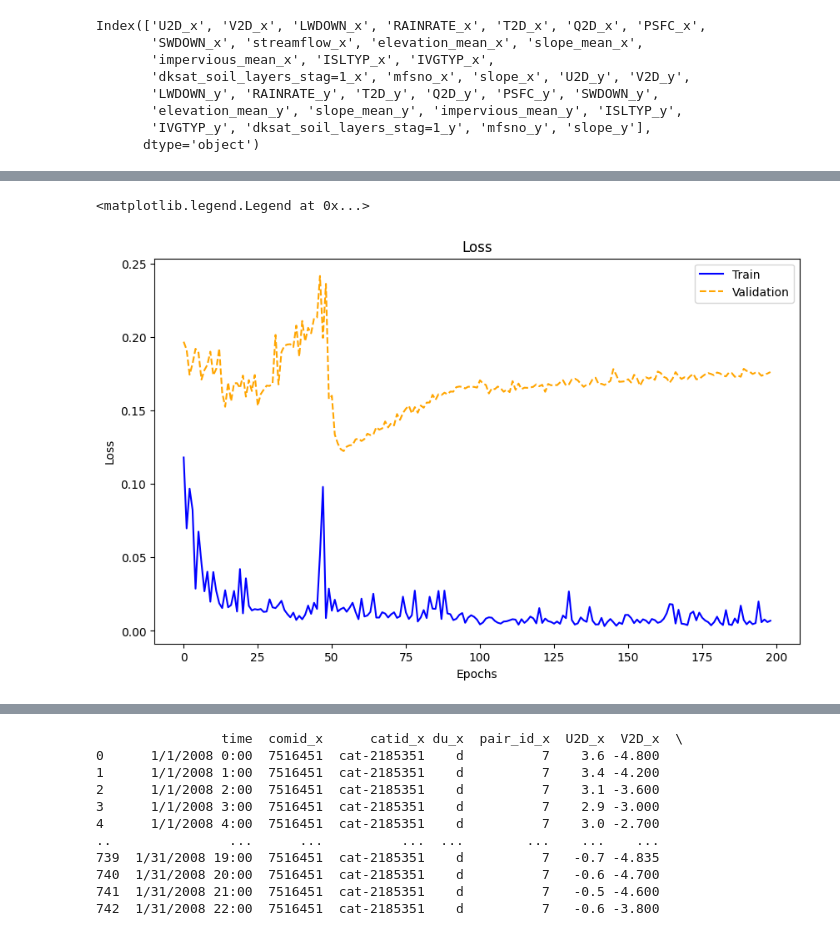
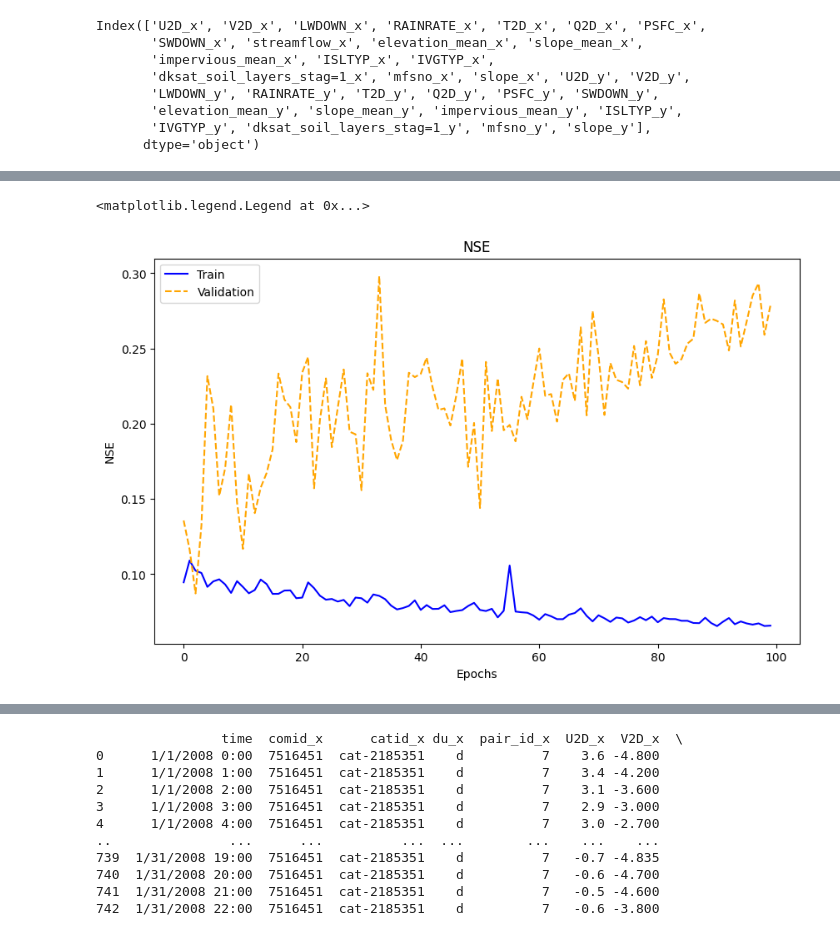
Before and after one commit to quinnylee/nwm_network_lstm_test, a Jupyter notebook: data_train.ipynb, the cells around one changed output, grey strips where cells are left out. Cells and saved outputs as stored; diff of their text form; code cells hidden in the pictures.

Commit message:
A few changes in Data Train

```diff
--- a/data_train.ipynb
+++ b/data_train.ipynb
@@ -162,7 +163,7 @@ else:
     print("Using CPU")
 
 # batch_size = 1704
-seq_length = 550
+seq_length = 1024
 # %% [output]
 Using CUDA device: NVIDIA A100-SXM4-40GB
 # %%
@@ -302,27 +303,27 @@ class LSTM1(nn.Module):
         self.num_classes = num_classes
         self.input_size = input_size
 
-        self.lstm1 = nn.LSTM(input_size=input_size, hidden_size=128, batch_first=True)
-        self.dropout1 = nn.Dropout(0.4)
-        self.lstm2 = nn.LSTM(input_size=128, hidden_size=256, batch_first=True)
+        self.lstm1 = nn.LSTM(input_size=input_size, hidden_size = 128, batch_first=True)
+        # self.dropout1 = nn.Dropout(0.4)
+        # self.lstm2 = nn.LSTM(input_size=128, hidden_size=256, batch_first=True)
         self.relu2 = nn.ReLU()
         self.dropout2 = nn.Dropout(0.4)
-        self.normalization1 = nn.BatchNorm1d(256)
-        # Fully connected layers
+        self.normalization1 = nn.BatchNorm1d(128)
+        # Fully connected layersz
         self.fc = nn.Sequential(
-            nn.Linear(256, 128, bias=True),
+            nn.Linear(128, 64, bias=True),
             nn.ReLU(),
             nn.Dropout(0.4),
-            nn.BatchNorm1d(128),
-            nn.Linear(128, 64, bias = True),
+            nn.BatchNorm1d(64),
+            nn.Linear(64, 32, bias = True),
             nn.ReLU(),
-            nn.Linear(64, num_classes, bias=True)
+            nn.Linear(32, num_classes, bias=True)
         )
 
     def forward(self, x):
         out, _= self.lstm1(x)
-        out = self.dropout1(out)
-        out, _ = self.lstm2(out)
+        # out = self.dropout1(out)
+        # out, _ = self.lstm2(out)
         out = self.relu2(out)
         out = self.dropout2(out)
         out = out[:,-1, :]
@@ -497,5 +506,5 @@ The batch size selected is 2048.
 # %%
-batch_size = 1024
+batch_size = 1024*2
 # %%
 def inverse_scale(scaler, numpy_value):
     transformed_numpy_value = scaler.inverse_transform(numpy_value)
@@ -549,7 +558,7 @@ def train_model2(lstm):
     # optimizer = optim.SGD(lstm.parameters(), lr = 0.01, momentum=0.7, weight_decay = 0.09)
     optimizer = optim.AdamW(lstm.parameters(), lr= 0.001, weight_decay = 0.09)
     scheduler = torch.optim.lr_scheduler.ReduceLROnPlateau(optimizer, patience = 10, factor = 0.8)
-    epochs = 200
+    epochs = 500
     loss_history_train = []
     loss_history_val = []
     NSE_train = []
@@ -708,13 +747,13 @@ model, loss_history_train, loss_history_val, NSE_train, NSE_val = train_model2(m
 # %%
 plt.figure(figsize=(10, 6))
-plt.plot(loss_history_train[1:], label='Train', color='blue')
-plt.plot(loss_history_val[1:], label='Validation', color='orange', linestyle = '--')
+plt.plot(loss_history_train[-100:], label='Train', color='blue')
+plt.plot(loss_history_val[-100:], label='Validation', color='orange', linestyle = '--')
 
 # Adding labels and title
 plt.xlabel('Epochs')
-plt.ylabel('Loss')
-plt.title('Loss')
+plt.ylabel('NSE')
+plt.title('NSE')
 plt.legend()
 # %% [output]
 <matplotlib.legend.Legend at 0x...>
-[figure, old version]
+[figure, new version]
```
Also changed, not shown: parts of 20 cells of this notebook, 2 other files.
